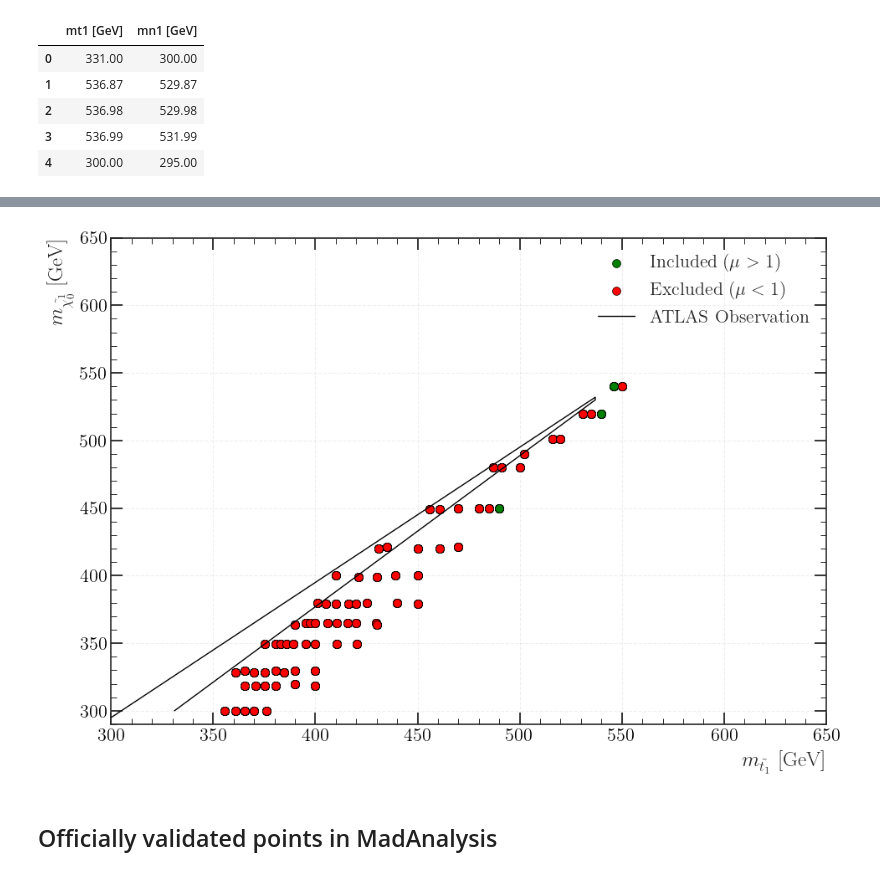
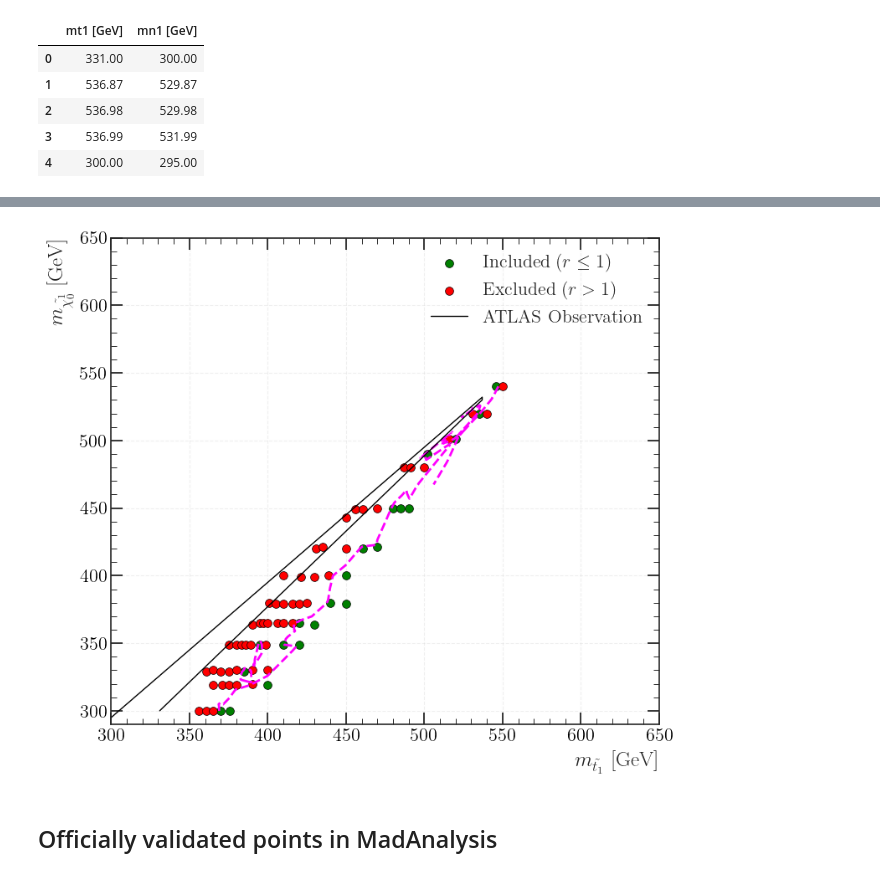
Before and after one commit to andlessa/MonoXSMS, a Jupyter notebook: notebooks/signal_strength_SUSY.ipynb, the cells around one changed output, grey strips where cells are left out. Saved outputs shown, nothing was run; the diff lists cells and outputs as text; code cells hidden in the pictures.

```diff
--- a/notebooks/signal_strength_SUSY.ipynb
+++ b/notebooks/signal_strength_SUSY.ipynb
@@ -232,8 +227,8 @@ for _, row in df_final_results.iterrows():
 df_final_results['NNLO Cross Section (pb)'] = nnlo_cross_sections
 df_final_results['k_factor'] = k_factors
 # %%
-df_final_results['Signal Strength Obs'] = df_final_results['Sigma_95_obs (pb)'] / (df_final_results['Sigma_theoretical (pb)'] )
-df_final_results['Signal Strength Exp'] =  df_final_results['Sigma_95_exp (pb)'] / (df_final_results['Sigma_theoretical (pb)'])
+df_final_results['Signal Strength Obs'] =  (df_final_results['k_factor'] * df_final_results['Sigma_theoretical (pb)'] ) / df_final_results['Sigma_95_obs (pb)']
+df_final_results['Signal Strength Exp'] =   (df_final_results['k_factor'] * df_final_results['Sigma_theoretical (pb)']) / df_final_results['Sigma_95_exp (pb)']
 df_final_results['Status Obs'] = df_final_results['Signal Strength Obs'].apply(lambda x: 'Included' if x > 1 else 'Excluded')
 df_final_results['Status Exp'] = df_final_results['Signal Strength Exp'].apply(lambda x: 'Included' if x > 1 else 'Excluded')
 df_final_results
@@ -257,5 +258,6 @@ df_final_results
 # %%
-#max_sigma_exp_per_saf = df_final_results.loc[
-#    df_final_results.groupby("SAF File")["Sigma_95_exp (pb)"].idxmax()
-#]
-#max_sigma_exp_per_saf
+max_sigma_exp_per_saf = df_final_results.loc[
+    df_final_results.groupby("SAF File")["Signal Strength Exp"].idxmax()   #r_exp max
+]
+
+max_sigma_exp_per_saf
@@ -286,8 +283,8 @@ max_signal_strength_obs
 # %% [markdown]
 # ATLAS Contour
 # %%
-hep_data_ttbnffObs = pd.read_csv('/home/yoxara/workstation/MonoXSMS/data/HEPData-ins1847779-v1-csv/Contourg_obs_p1TT_bffN.csv', skiprows=7)
-hep_data_ttbnffExp = pd.read_csv('/home/yoxara/workstation/MonoXSMS/data/HEPData-ins1847779-v1-csv/Contourg_exp_m1TT_bffN.csv', skiprows=7)
+hep_data_ttbnffObs = pd.read_csv('/home/yoxara/MonoXSMS/data/HEPData-ins1847779-v1-csv/Contourg_obs_p1TT_bffN.csv', skiprows=7)
+hep_data_ttbnffExp = pd.read_csv('/home/yoxara/MonoXSMS/data/HEPData-ins1847779-v1-csv/Contourg_exp_m1TT_bffN.csv', skiprows=7)
 hep_data_ttbnffObs
 # %% [output]
 |  | mt1 [GeV] | mn1 [GeV] |
@@ -345,55 +347,55 @@ plt.show()
 # %%
-fig, ax = plt.subplots(figsize=(10, 7))
+fig, ax = plt.subplots(figsize=(8, 7))
 configure_axes(ax)
-# Add green points for mu > 1 (mu Obs > 1)
-green_points = df_final_results[df_final_results["Signal Strength Obs"] > 1]
+# Add green points for r <= 1 (r Obs <= 1)
+green_points = max_sigma_exp_per_saf[max_sigma_exp_per_saf["Signal Strength Obs"] <= 1]
 ax.scatter(
     green_points["mT1 (GeV)"],
     green_points["mn1 (GeV)"],
     c="green",
-    label=r"Included ($\mu > 1$)",
+    label=r"Included ($r \leq 1$)",
     s=50,
     edgecolor="black",
     linewidth=0.5
 )
 
-# Add red points for mu < 1 (mu Obs < 1)
-red_points = df_final_results[df_final_results["Signal Strength Obs"] <= 1]
+# Add red points for r >  1 (r Obs > 1)
+red_points = max_sigma_exp_per_saf[max_sigma_exp_per_saf["Signal Strength Obs"] > 1]
 ax.scatter(
     red_points["mT1 (GeV)"],
     red_points["mn1 (GeV)"],
     c="red",
-    label=r"Excluded ($\mu < 1$)",
+    label=r"Excluded ($r > 1$)",
     s=50,
     edgecolor="black",
     linewidth=0.5
 )
 
 # Contour for mu ~ 1
-x = df_final_results["mT1 (GeV)"]
-y = df_final_results["mn1 (GeV)"]
-z = df_final_results["Signal Strength Obs"]
+x = max_sigma_exp_per_saf["mT1 (GeV)"]
+y = max_sigma_exp_per_saf["mn1 (GeV)"]
+z = max_sigma_exp_per_saf["Signal Strength Obs"]
 xi, yi = np.meshgrid(
-    np.linspace(x.min(), x.max(), 2000),
-    np.linspace(y.min(), y.max(), 2000)
+    np.linspace(x.min(), x.max(), 200),
+    np.linspace(y.min(), y.max(), 200)
 )
 zi = griddata((x, y), z, (xi, yi), method='linear')
-contour = ax.contour(xi, yi, zi, levels=[1], colors="black", linestyles="--", linewidths=2)
-ax.clabel(contour, fmt="Signal Strength = 1", inline=True, fontsize=12)
+contour = ax.contour(xi, yi, zi, levels=[1], colors="magenta", linestyles="--", linewidths=2)
+#ax.clabel(contour, fmt="r = 1", inline=True, fontsize=12)
 ax.plot(hep_data_ttbnffObs['mt1 [GeV]'], hep_data_ttbnffObs['mn1 [GeV]'], color="black", label='ATLAS Observation', linewidth=1)
 
 ax.set_x_label(r'$m_{\tilde{t_{1}}}$ [GeV]')
 ax.set_y_label(r'$m_{\tilde{\chi_{0}^{1}}}$ [GeV]')
 ax.legend()
 plt.grid(True, linestyle='--', alpha=0.6)
 plt.ylim(290, 650)
 plt.xlim(300, 650)
 ax.legend(framealpha=0.0, loc='best')
 plt.grid(True, linestyle='--', alpha=0.3)
 plt.tight_layout()
 plt.show()
 # %% [output]
-[figure, old version]
+[figure, new version]
 # %% [markdown]
 ## Officially validated points in MadAnalysis
 # %%
```
Also changed, not shown: parts of 9 cells of this notebook, 36 other files.
